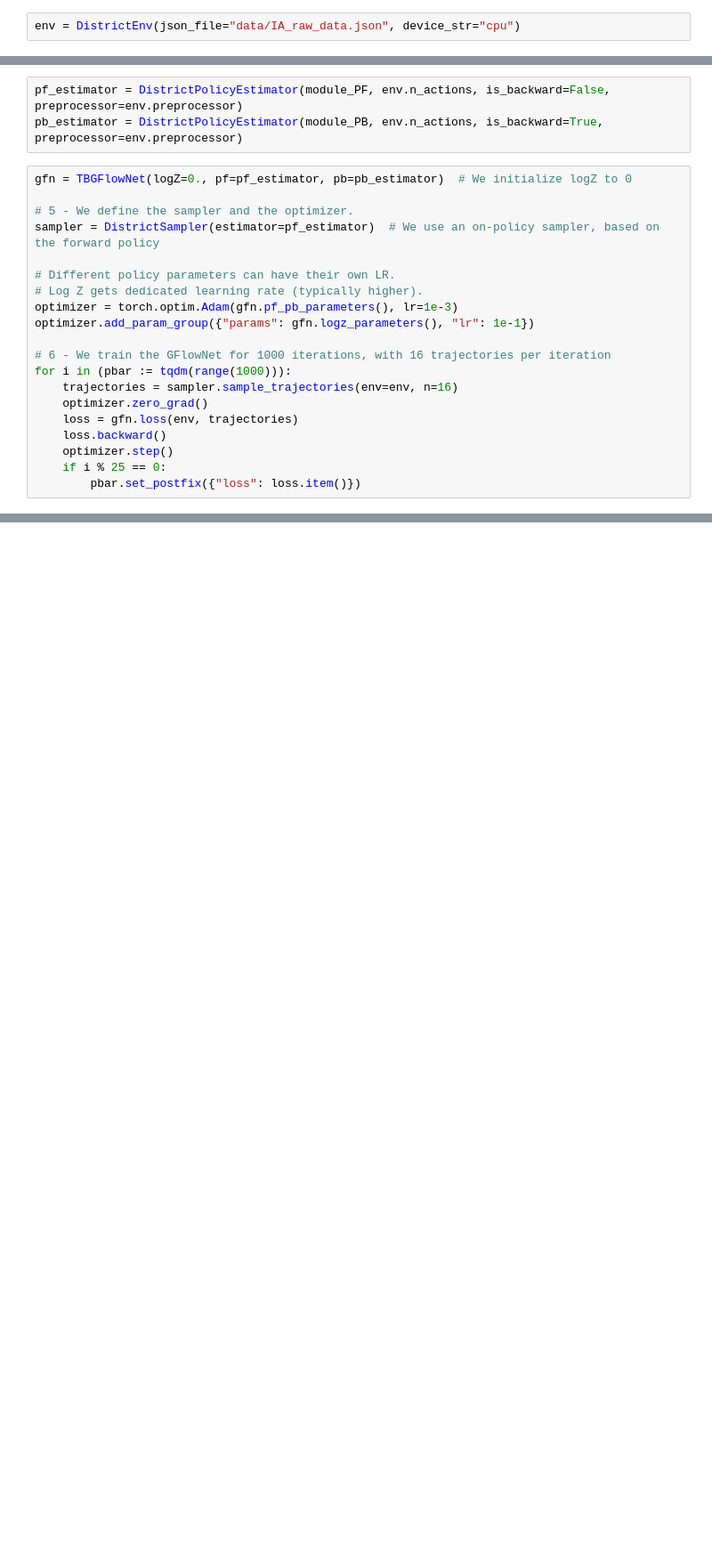
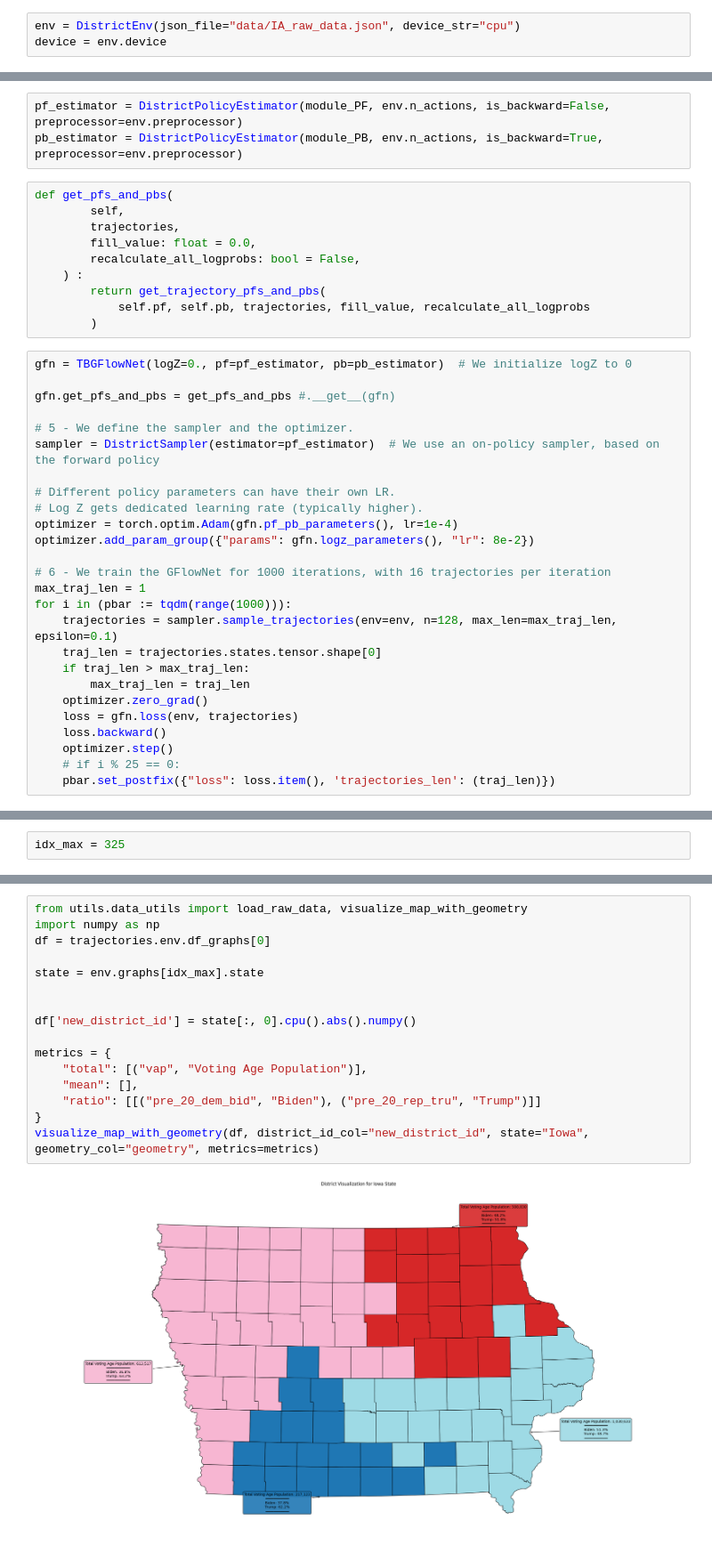
Before and after one commit to arnaudbergeron/GFN_Gerrymandering, a Jupyter notebook: notebooks/test_gfn.ipynb, the cells around one changed output, grey strips where cells are left out. Shown at 89% size. Cells and saved outputs as stored; diff of their text form; blank space fills up the shorter version.

```diff
--- a/notebooks/test_gfn.ipynb
+++ b/notebooks/test_gfn.ipynb
@@ -31,2 +18,3 @@ Traceback (most recent call last):  File "/opt/anaconda3/envs/gfn/lib/python3.10
 # %%
 env = DistrictEnv(json_file="data/IA_raw_data.json", device_str="cpu")
+device = env.device
@@ -47,24 +53,40 @@ module_PB = MLP(
 # %%
 pf_estimator = DistrictPolicyEstimator(module_PF, env.n_actions, is_backward=False, preprocessor=env.preprocessor)
 pb_estimator = DistrictPolicyEstimator(module_PB, env.n_actions, is_backward=True, preprocessor=env.preprocessor)
+# %%
+def get_pfs_and_pbs(
+        self,
+        trajectories,
+        fill_value: float = 0.0,
+        recalculate_all_logprobs: bool = False,
+    ) :
+        return get_trajectory_pfs_and_pbs(
+            self.pf, self.pb, trajectories, fill_value, recalculate_all_logprobs
+        )
 # %%
 gfn = TBGFlowNet(logZ=0., pf=pf_estimator, pb=pb_estimator)  # We initialize logZ to 0
+
+gfn.get_pfs_and_pbs = get_pfs_and_pbs #.__get__(gfn)
 
 # 5 - We define the sampler and the optimizer.
 sampler = DistrictSampler(estimator=pf_estimator)  # We use an on-policy sampler, based on the forward policy
 
 # Different policy parameters can have their own LR.
 # Log Z gets dedicated learning rate (typically higher).
-optimizer = torch.optim.Adam(gfn.pf_pb_parameters(), lr=1e-3)
-optimizer.add_param_group({"params": gfn.logz_parameters(), "lr": 1e-1})
+optimizer = torch.optim.Adam(gfn.pf_pb_parameters(), lr=1e-4)
+optimizer.add_param_group({"params": gfn.logz_parameters(), "lr": 8e-2})
 
 # 6 - We train the GFlowNet for 1000 iterations, with 16 trajectories per iteration
+max_traj_len = 1
 for i in (pbar := tqdm(range(1000))):
-    trajectories = sampler.sample_trajectories(env=env, n=16)
+    trajectories = sampler.sample_trajectories(env=env, n=128, max_len=max_traj_len, epsilon=0.1)
+    traj_len = trajectories.states.tensor.shape[0]
+    if traj_len > max_traj_len:
+        max_traj_len = traj_len
     optimizer.zero_grad()
     loss = gfn.loss(env, trajectories)
     loss.backward()
     optimizer.step()
-    if i % 25 == 0:
-        pbar.set_postfix({"loss": loss.item()})
+    # if i % 25 == 0:
+    pbar.set_postfix({"loss": loss.item(), 'trajectories_len': (traj_len)})
 # %% [output]
@@ -71,0 +154,2 @@ TypeError: DistrictState.__init__() missing 1 required positional argument: 'is_
+# %%
+idx_max = 325
@@ -71,0 +175,18 @@ TypeError: DistrictState.__init__() missing 1 required positional argument: 'is_
+# %%
+from utils.data_utils import load_raw_data, visualize_map_with_geometry
+import numpy as np
+df = trajectories.env.df_graphs[0]
+
+state = env.graphs[idx_max].state
+
+
+df['new_district_id'] = state[:, 0].cpu().abs().numpy()
+
+metrics = {
+    "total": [("vap", "Voting Age Population")],
+    "mean": [],
+    "ratio": [[("pre_20_dem_bid", "Biden"), ("pre_20_rep_tru", "Trump")]]
+}
+visualize_map_with_geometry(df, district_id_col="new_district_id", state="Iowa", geometry_col="geometry", metrics=metrics)
+# %% [output]
+[figure, added]
```
Also changed, not shown: parts of 13 cells of this notebook, 7 other files.
